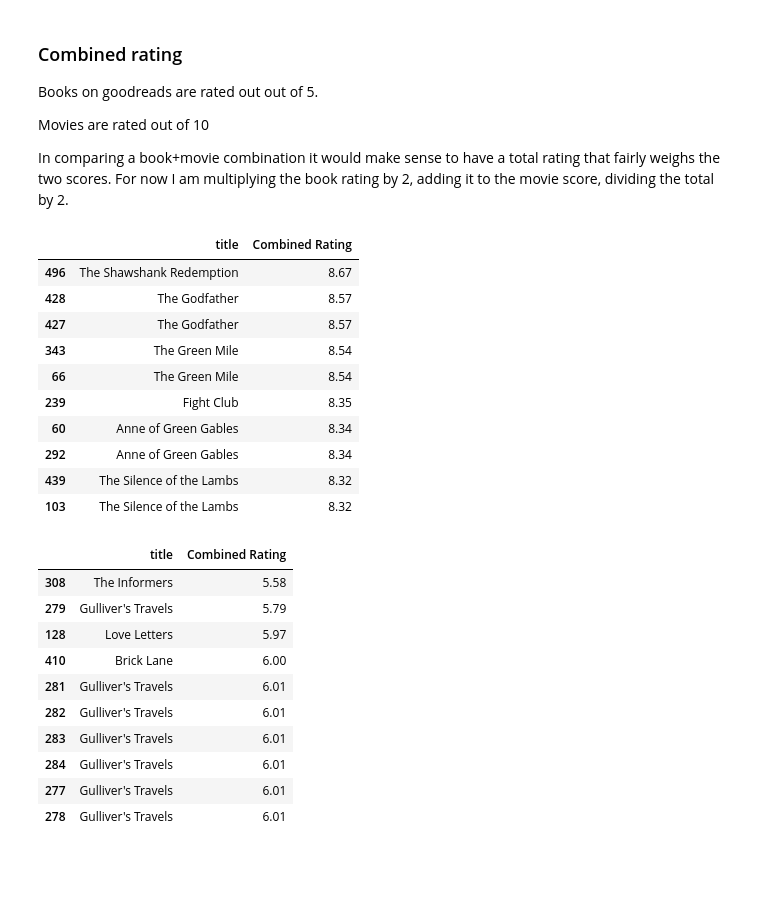
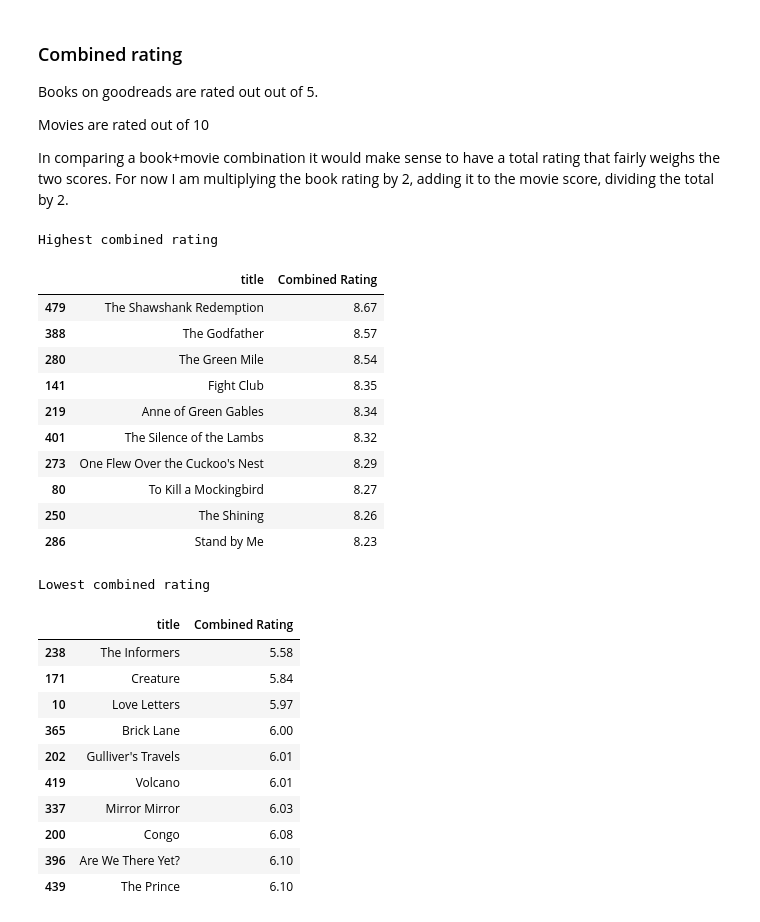
Before and after one commit to noahjett/Movie-Goodreads-Analysis, a Jupyter notebook: Book_Movie_Analysis.ipynb, the cells around one changed output. Drawn from its saved outputs; the diff is of its cells as text; code cells hidden in the pictures; blank space fills up the shorter version.

```diff
--- a/Book_Movie_Analysis.ipynb
+++ b/Book_Movie_Analysis.ipynb
@@ -613,0 +714,3 @@ for i in books_for_match['title']:
+# %%
+df = pd.merge(get_matched_books,get_matched_movies)
+df.head(10)
@@ -626,0 +754,7 @@ def verify(row):
+# %%
+grab = df['authors'].str.split('-')
+grab = grab.apply(lambda x: x[0])
+df['author'] = grab
+# %%
+df = pd.merge(df, credits)
+df
@@ -629,0 +813,3 @@ Using merge4, acknowledging that it is currently incomplete
+# %%
+df = df.drop(df[test].index)
+df.head(10)
@@ -730,31 +932,35 @@ Movies are rated out of 10
 In comparing a book+movie combination it would make sense to have a total rating that fairly weighs the two scores. For now I am multiplying the book rating by 2, adding it to the movie score, dividing the total by 2.
 # %%
 #col_list = ['average_rating', 'popularity']
-merge4['Combined Rating'] = ((merge4['average_rating'] * 2)  + merge4['vote_average']) / 2
-merge4.sort_values('Combined Rating', ascending=False)[:10][['title','Combined Rating']]
+df['Combined Rating'] = ((df['average_rating'] * 2)  + df['vote_average']) / 2
+print('Highest combined rating')
+df.sort_values('Combined Rating', ascending=False)[:10][['title','Combined Rating']]
 # %% [output]
+Highest combined rating
 |  | title | Combined Rating |
-| 496 | The Shawshank Redemption | 8.67 |
-| 428 | The Godfather | 8.57 |
-| 427 | The Godfather | 8.57 |
-| 343 | The Green Mile | 8.54 |
-| 66 | The Green Mile | 8.54 |
-| 239 | Fight Club | 8.35 |
-| 60 | Anne of Green Gables | 8.34 |
-| 292 | Anne of Green Gables | 8.34 |
-| 439 | The Silence of the Lambs | 8.32 |
-| 103 | The Silence of the Lambs | 8.32 |
+| 479 | The Shawshank Redemption | 8.67 |
+| 388 | The Godfather | 8.57 |
+| 280 | The Green Mile | 8.54 |
+| 141 | Fight Club | 8.35 |
+| 219 | Anne of Green Gables | 8.34 |
+| 401 | The Silence of the Lambs | 8.32 |
+| 273 | One Flew Over the Cuckoo's Nest | 8.29 |
+| 80 | To Kill a Mockingbird | 8.27 |
+| 250 | The Shining | 8.26 |
+| 286 | Stand by Me | 8.23 |
 # %%
-merge4.sort_values('Combined Rating', ascending=True)[:10][['title','Combined Rating']]
+print('Lowest combined rating')
+df.sort_values('Combined Rating', ascending=True)[:10][['title','Combined Rating']]
 # %% [output]
+Lowest combined rating
 |  | title | Combined Rating |
-| 308 | The Informers | 5.58 |
-| 279 | Gulliver's Travels | 5.79 |
-| 128 | Love Letters | 5.97 |
-| 410 | Brick Lane | 6.00 |
-| 281 | Gulliver's Travels | 6.01 |
-| 282 | Gulliver's Travels | 6.01 |
-| 283 | Gulliver's Travels | 6.01 |
-| 284 | Gulliver's Travels | 6.01 |
-| 277 | Gulliver's Travels | 6.01 |
-| 278 | Gulliver's Travels | 6.01 |
+| 238 | The Informers | 5.58 |
+| 171 | Creature | 5.84 |
+| 10 | Love Letters | 5.97 |
+| 365 | Brick Lane | 6.00 |
+| 202 | Gulliver's Travels | 6.01 |
+| 419 | Volcano | 6.01 |
+| 337 | Mirror Mirror | 6.03 |
+| 200 | Congo | 6.08 |
+| 396 | Are We There Yet? | 6.10 |
+| 439 | The Prince | 6.10 |
```
Also changed, not shown: parts of 49 cells of this notebook.
